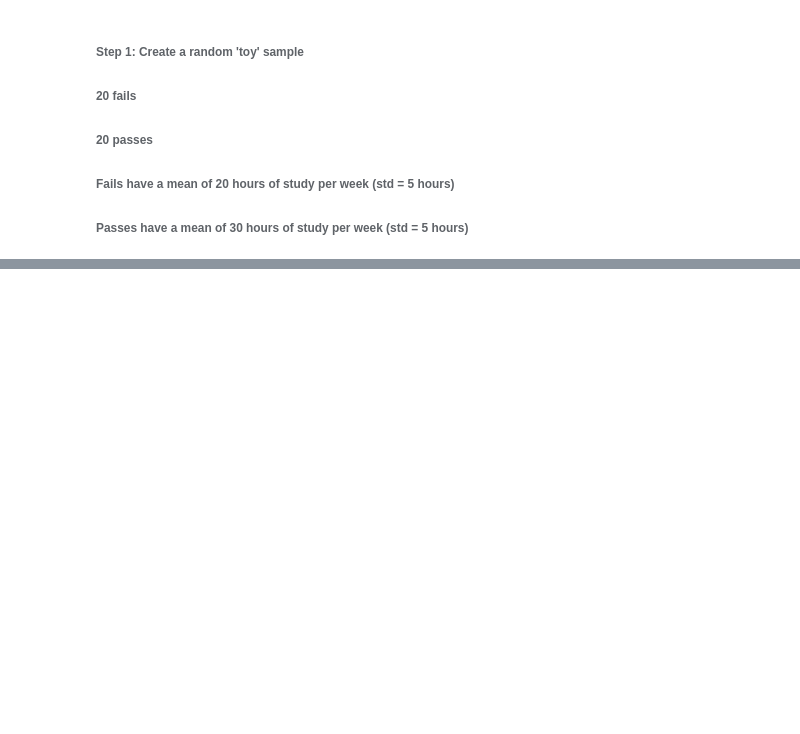
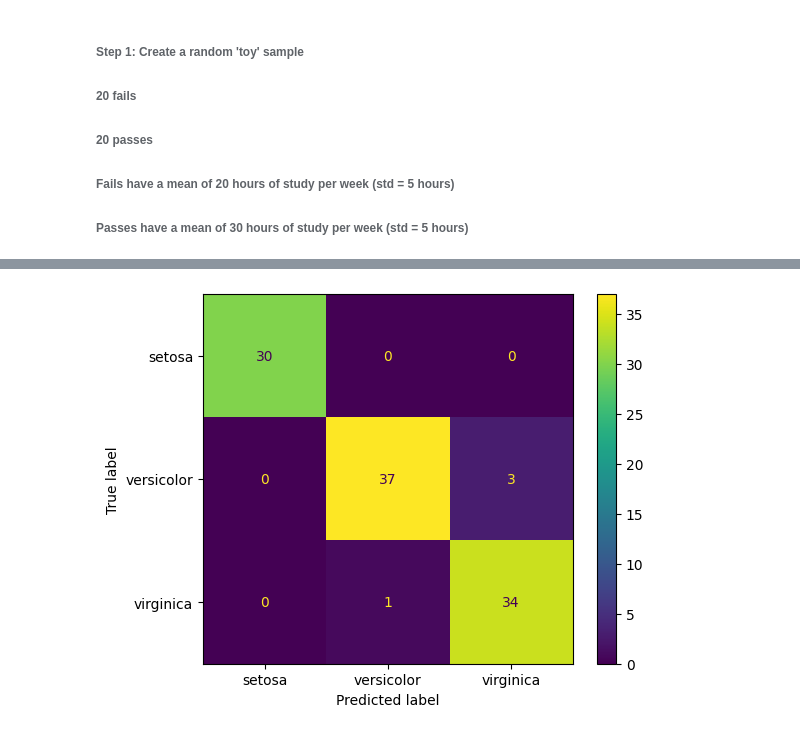
Before and after one commit to RoyAWilson/FntstcPythonDtScncMchnLrnng, a Jupyter notebook: Section_29_LogisticRegression/177_LogReg.ipynb, the cells around one changed output, grey strips where cells are left out. Cells and saved outputs as stored; diff of their text form; code cells hidden in the pictures; blank space fills up the shorter version.

```diff
--- a/Section_29_LogisticRegression/177_LogReg.ipynb
+++ b/Section_29_LogisticRegression/177_LogReg.ipynb
@@ -83,0 +214,2 @@ l_reg_1.fig.savefig(r'output/lmplot_Student_2.png')
+# %%
+iris = sns.load_dataset('iris')
@@ -83,0 +248,5 @@ l_reg_1.fig.savefig(r'output/lmplot_Student_2.png')
+# %%
+X = iris.iloc[:, 0:4]
+y = iris.species
+# %%
+X_train, X_test, y_train, y_test = train_test_split(X, y, test_size=0.3, train_size=0.7)
@@ -83,0 +271,2 @@ l_reg_1.fig.savefig(r'output/lmplot_Student_2.png')
+# %%
+iris_model = LogisticRegression().fit(X=X_train, y=y_train)
@@ -83,0 +310,6 @@ l_reg_1.fig.savefig(r'output/lmplot_Student_2.png')
+# %%
+# Produce a confusion matrix from the data:
+
+metrics.ConfusionMatrixDisplay.from_estimator(iris_model, X_train, y_train).figure_.savefig(r'output/ConfusionMatrix_Iris_Train.png')
+# %% [output]
+[figure, added]
```
Also changed, not shown: parts of 43 cells of this notebook, 1 other file.
